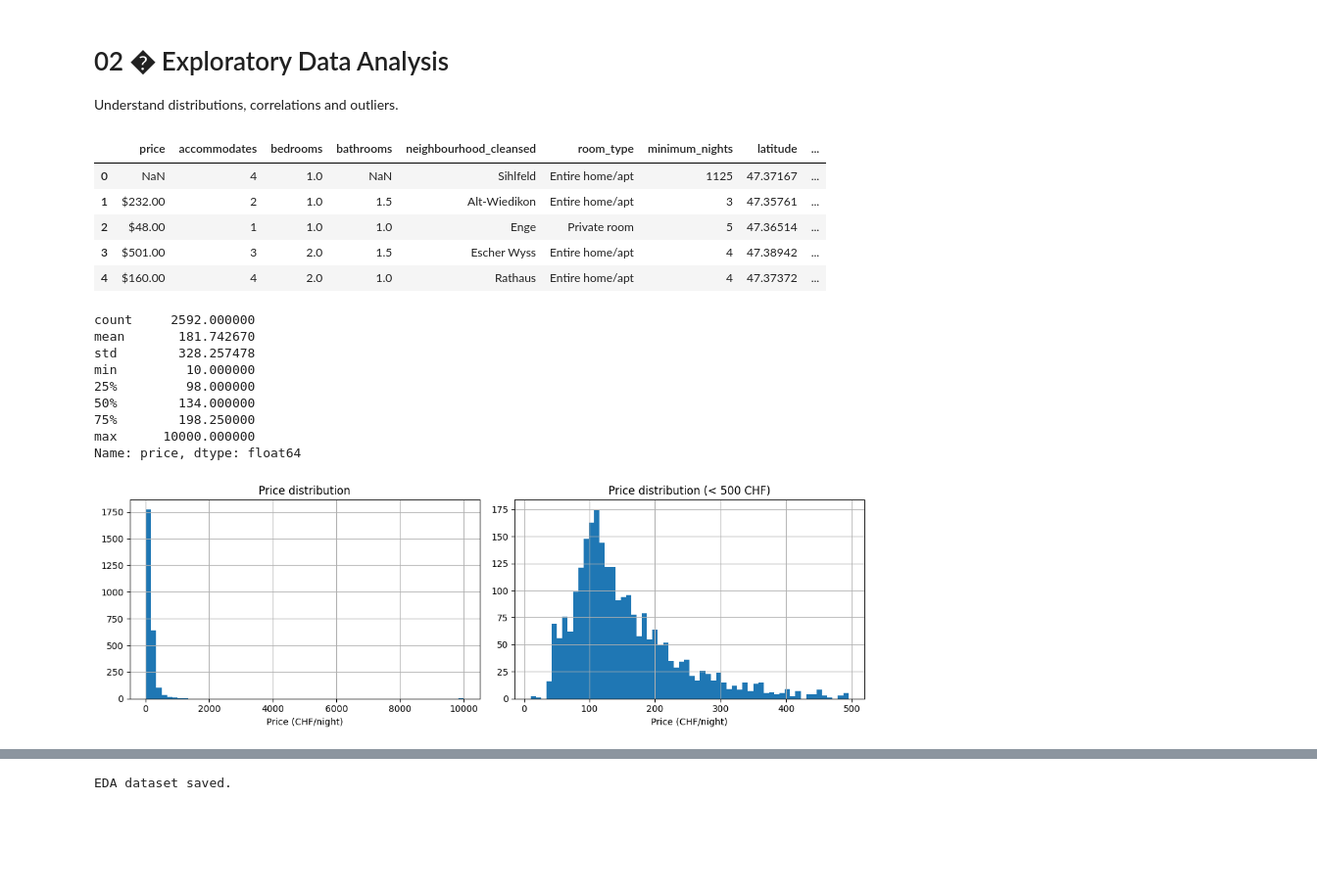
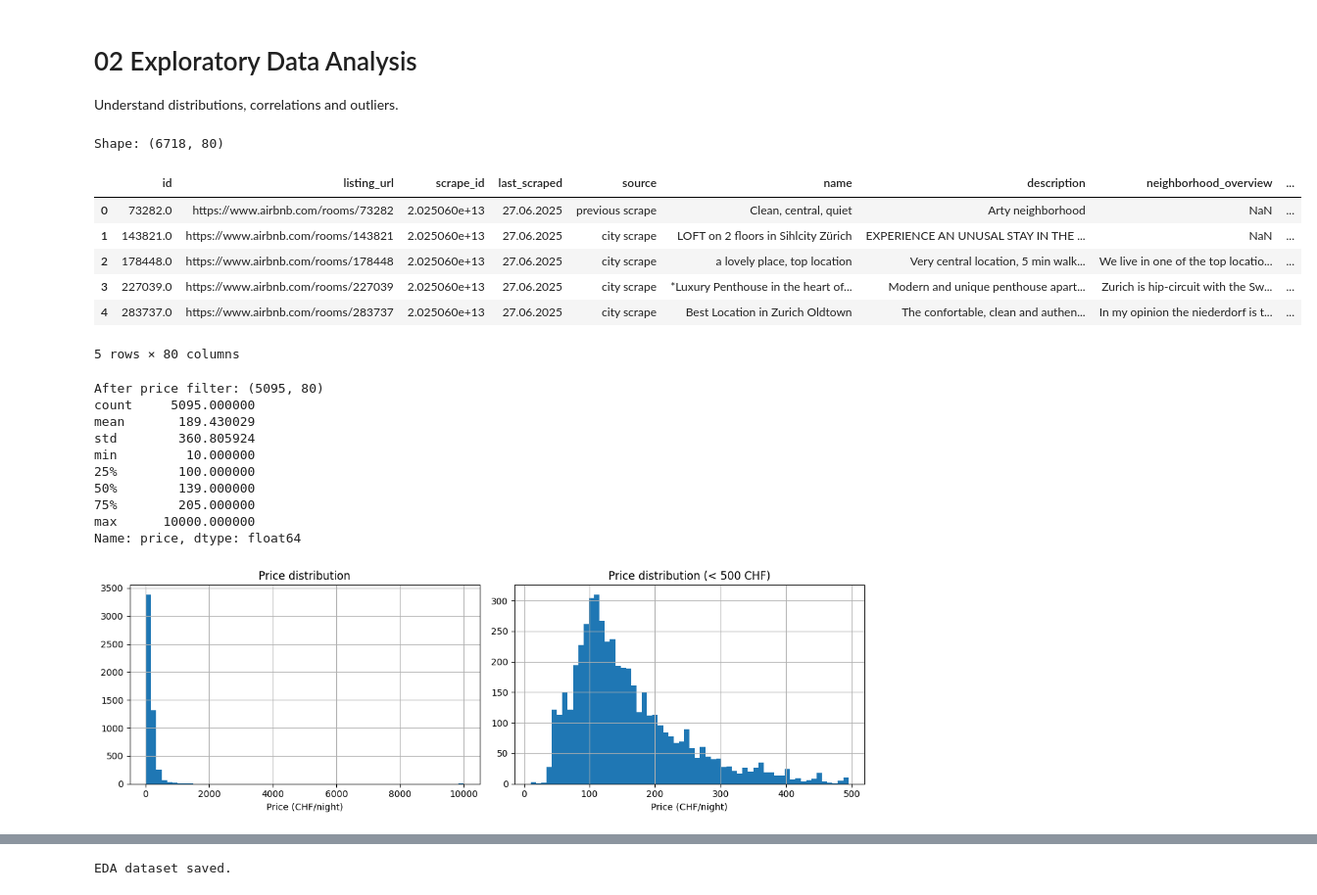
Before and after one commit to Leo-8008/ml-apartment-rents, a Jupyter notebook: notebooks/02_eda.ipynb, the cells around one changed output, grey strips where cells are left out. Shown at 98% size. Cells and saved outputs as stored; diff of their text form; code cells hidden in the pictures; blank space fills up the shorter version.

```diff
--- a/notebooks/02_eda.ipynb
+++ b/notebooks/02_eda.ipynb
@@ -1,40 +1,40 @@
 # %% [markdown]
-# 02 � Exploratory Data Analysis
+# 02 Exploratory Data Analysis
 Understand distributions, correlations and outliers.
 # %%
 import pandas as pd
 import matplotlib.pyplot as plt
 import seaborn as sns
 
+# Load full dataset — all columns kept intentionally.
+# Feature selection happens in notebook 03, not here.
 df = pd.read_csv('../data/processed/listings_raw.csv')
-
-# Keep only relevant columns
-cols = ['price', 'accommodates', 'bedrooms', 'bathrooms',
-        'neighbourhood_cleansed', 'room_type', 'minimum_nights',
-        'latitude', 'longitude', 'availability_365',
-        'number_of_reviews', 'reviews_per_month']
-df = df[cols].copy()
+print(f'Shape: {df.shape}')
 df.head()
 # %% [output]
+Shape: (6718, 80)
-|  | price | accommodates | bedrooms | bathrooms | neighbourhood_cleansed | room_type | minimum_nights | latitude | ... |
-| 0 | NaN | 4 | 1.0 | NaN | Sihlfeld | Entire home/apt | 1125 | 47.37167 | ... |
-| 1 | $232.00 | 2 | 1.0 | 1.5 | Alt-Wiedikon | Entire home/apt | 3 | 47.35761 | ... |
-| 2 | $48.00 | 1 | 1.0 | 1.0 | Enge | Private room | 5 | 47.36514 | ... |
-| 3 | $501.00 | 3 | 2.0 | 1.5 | Escher Wyss | Entire home/apt | 4 | 47.38942 | ... |
-| 4 | $160.00 | 4 | 2.0 | 1.0 | Rathaus | Entire home/apt | 4 | 47.37372 | ... |
+|  | id | listing_url | scrape_id | last_scraped | source | name | description | neighborhood_overview | ... |
+| 0 | 73282.0 | https://www.airbnb.com/rooms/73282 | 2.025060e+13 | 27.06.2025 | previous scrape | Clean, central, quiet | Arty neighborhood | NaN | ... |
+| 1 | 143821.0 | https://www.airbnb.com/rooms/143821 | 2.025060e+13 | 27.06.2025 | city scrape | LOFT on 2 floors in Sihlcity Zürich | EXPERIENCE AN UNUSAL STAY IN THE ... | NaN | ... |
+| 2 | 178448.0 | https://www.airbnb.com/rooms/178448 | 2.025060e+13 | 27.06.2025 | city scrape | a lovely place, top location | Very central location, 5 min walk... | We live in one of the top locatio... | ... |
+| 3 | 227039.0 | https://www.airbnb.com/rooms/227039 | 2.025060e+13 | 27.06.2025 | city scrape | *Luxury Penthouse in the heart of... | Modern and unique penthouse apart... | Zurich is hip-circuit with the Sw... | ... |
+| 4 | 283737.0 | https://www.airbnb.com/rooms/283737 | 2.025060e+13 | 27.06.2025 | city scrape | Best Location in Zurich Oldtown | The confortable, clean and authen... | In my opinion the niederdorf is t... | ... |
+5 rows × 80 columns
 # %%
-# Clean price column (remove $ and commas)
+# Clean price for EDA plots only — original df keeps all columns
 df['price'] = df['price'].replace('[\$,]', '', regex=True).astype(float)
 df = df[df['price'] > 0].dropna(subset=['price'])
+print(f'After price filter: {df.shape}')
 print(df['price'].describe())
 # %% [output]
-count     2592.000000
-mean       181.742670
-std        328.257478
+After price filter: (5095, 80)
+count     5095.000000
+mean       189.430029
+std        360.805924
 min         10.000000
-25%         98.000000
-50%        134.000000
-75%        198.250000
+25%        100.000000
+50%        139.000000
+75%        205.000000
 max      10000.000000
 Name: price, dtype: float64
 # %%
@@ -50,7 +50,7 @@ plt.tight_layout()
 plt.savefig('../reports/figures/price_distribution.png', dpi=150)
 plt.show()
 # %% [output]
-[figure, old version]
+[figure, new version]
 # %%
 sns.boxplot(data=df, x='room_type', y='price')
 plt.title('Price by room type')
```
Also changed, not shown: parts of 2 cells of this notebook, 14 other files.
